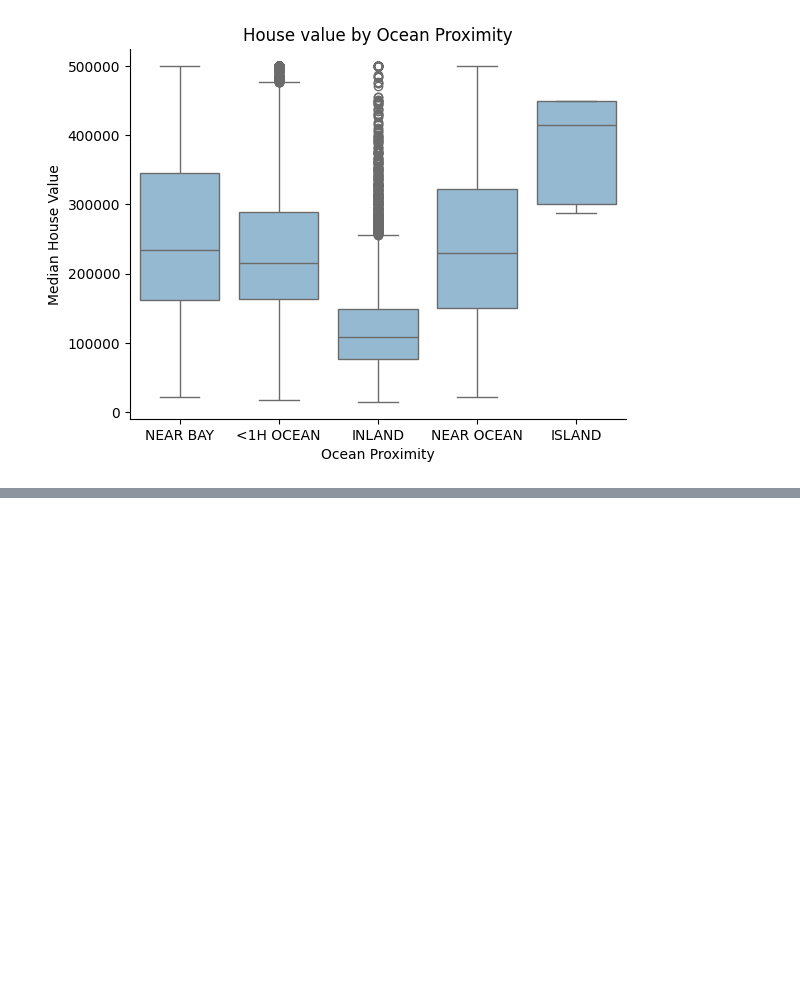
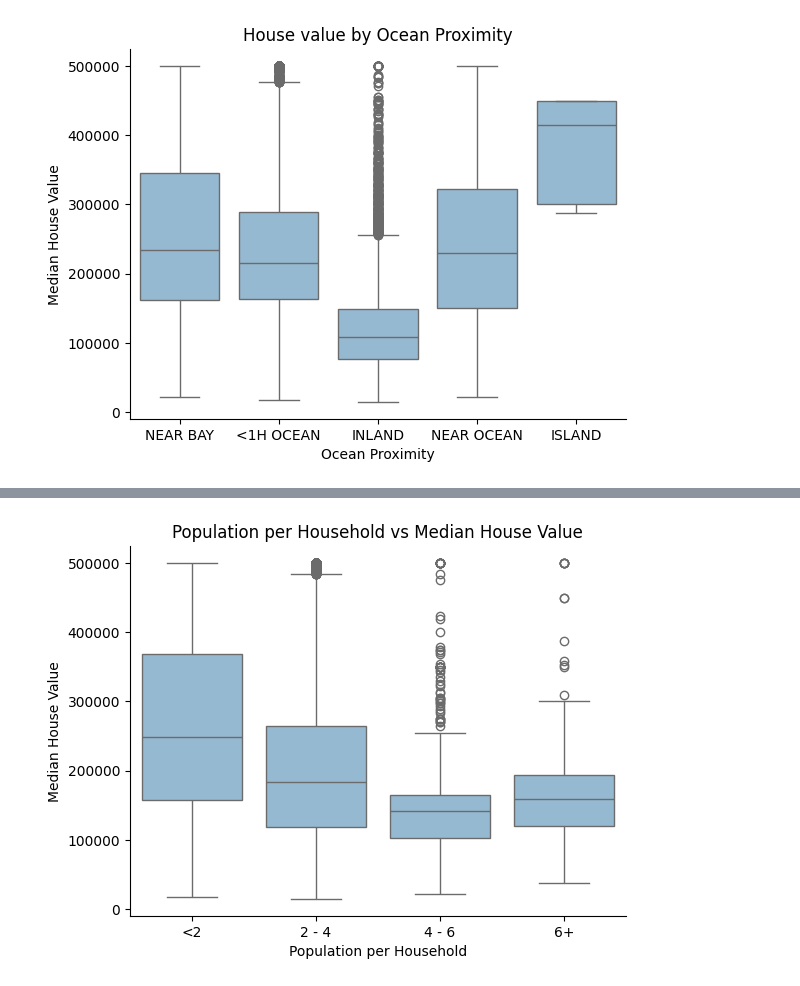
Before and after one commit to akhilvarshney9/EDA-Project, a Jupyter notebook: eda_project.ipynb, the cells around one changed output, grey strips where cells are left out. Saved outputs shown, nothing was run; the diff lists cells and outputs as text; code cells hidden in the pictures; blank space fills up the shorter version.

```diff
--- a/eda_project.ipynb
+++ b/eda_project.ipynb
@@ -161,0 +201,10 @@ plt.show()
+# %%
+# average number of people per household vs meadian house value
+sns.boxplot(data = df, x = 'population_per_household_bins', y = 'median_house_value')
+plt.title('Population per Household vs Median House Value')
+plt.xlabel('Population per Household')
+plt.ylabel('Median House Value')
+plt.gca().spines[['top', 'right']].set_visible(False)
+plt.show()
+# %% [output]
+[figure, added]
```
Also changed, not shown: parts of 5 cells of this notebook.
